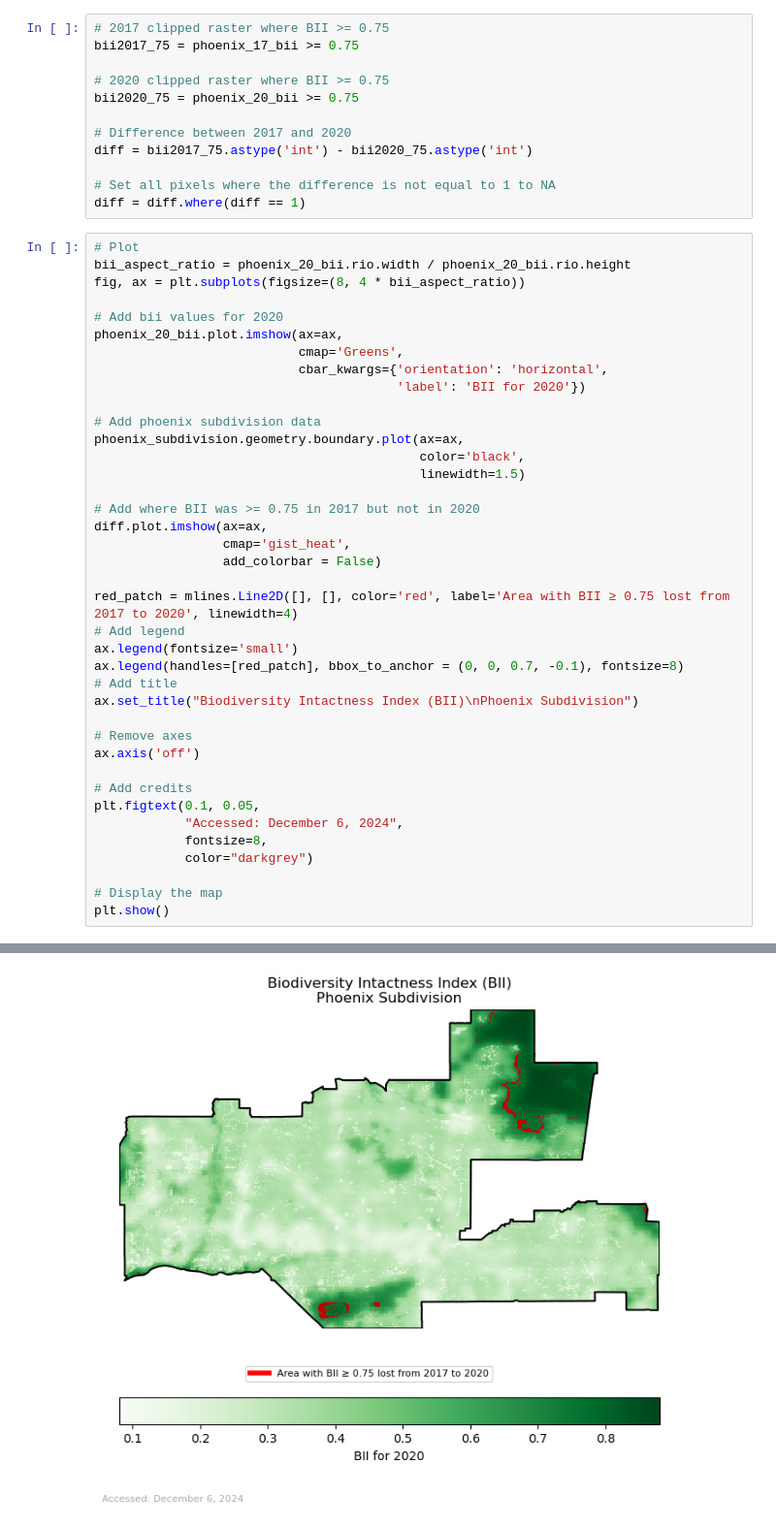
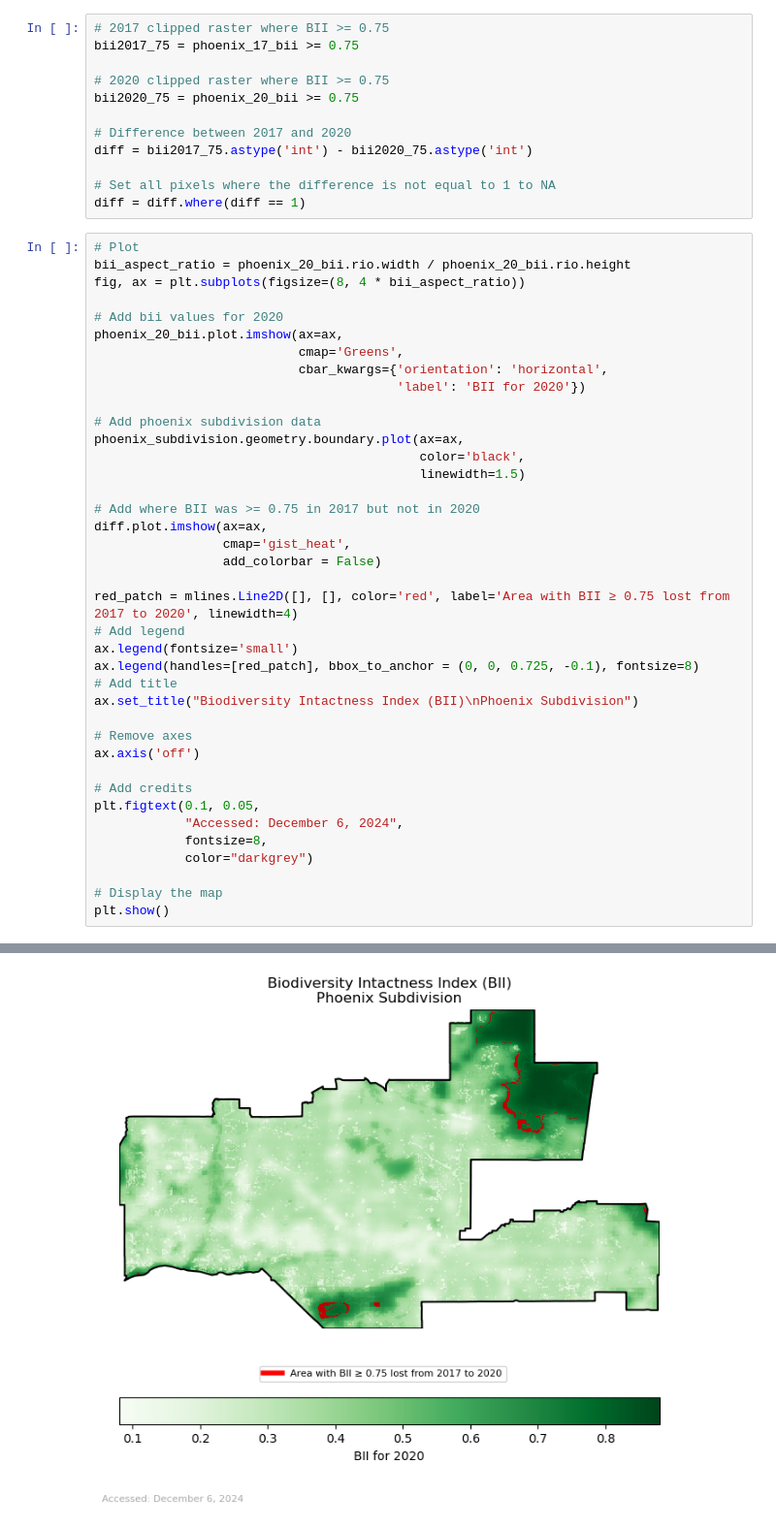
Before and after one commit to rfswick/EDS220-Final-Project, a Jupyter notebook: bii-changes-maricopa-county.ipynb, the cells around one changed output, grey strips where cells are left out. Shown at 97% size. Cells and saved outputs as stored; diff of their text form.

```diff
--- a/bii-changes-maricopa-county.ipynb
+++ b/bii-changes-maricopa-county.ipynb
@@ -434,32 +434,32 @@ phoenix_20_bii.plot.imshow(ax=ax,
 
 # Add phoenix subdivision data
 phoenix_subdivision.geometry.boundary.plot(ax=ax,
                                            color='black',
                                            linewidth=1.5)
 
 # Add where BII was >= 0.75 in 2017 but not in 2020
 diff.plot.imshow(ax=ax,
                  cmap='gist_heat',
                  add_colorbar = False)
 
 red_patch = mlines.Line2D([], [], color='red', label='Area with BII ≥ 0.75 lost from 2017 to 2020', linewidth=4)
 # Add legend
 ax.legend(fontsize='small')
-ax.legend(handles=[red_patch], bbox_to_anchor = (0, 0, 0.7, -0.1), fontsize=8)
+ax.legend(handles=[red_patch], bbox_to_anchor = (0, 0, 0.725, -0.1), fontsize=8)
 # Add title
 ax.set_title("Biodiversity Intactness Index (BII)\nPhoenix Subdivision")
 
 # Remove axes
 ax.axis('off')
 
 # Add credits
 plt.figtext(0.1, 0.05,
             "Accessed: December 6, 2024",
             fontsize=8,
             color="darkgrey")
 
 # Display the map
 plt.show()
 # %% [output]
 No artists with labels found to put in legend.  Note that artists whose label start with an underscore are ignored when legend() is called with no argument.
-[figure, old version]
+[figure, new version]
```
Also changed, not shown: parts of 1 cell of this notebook.
